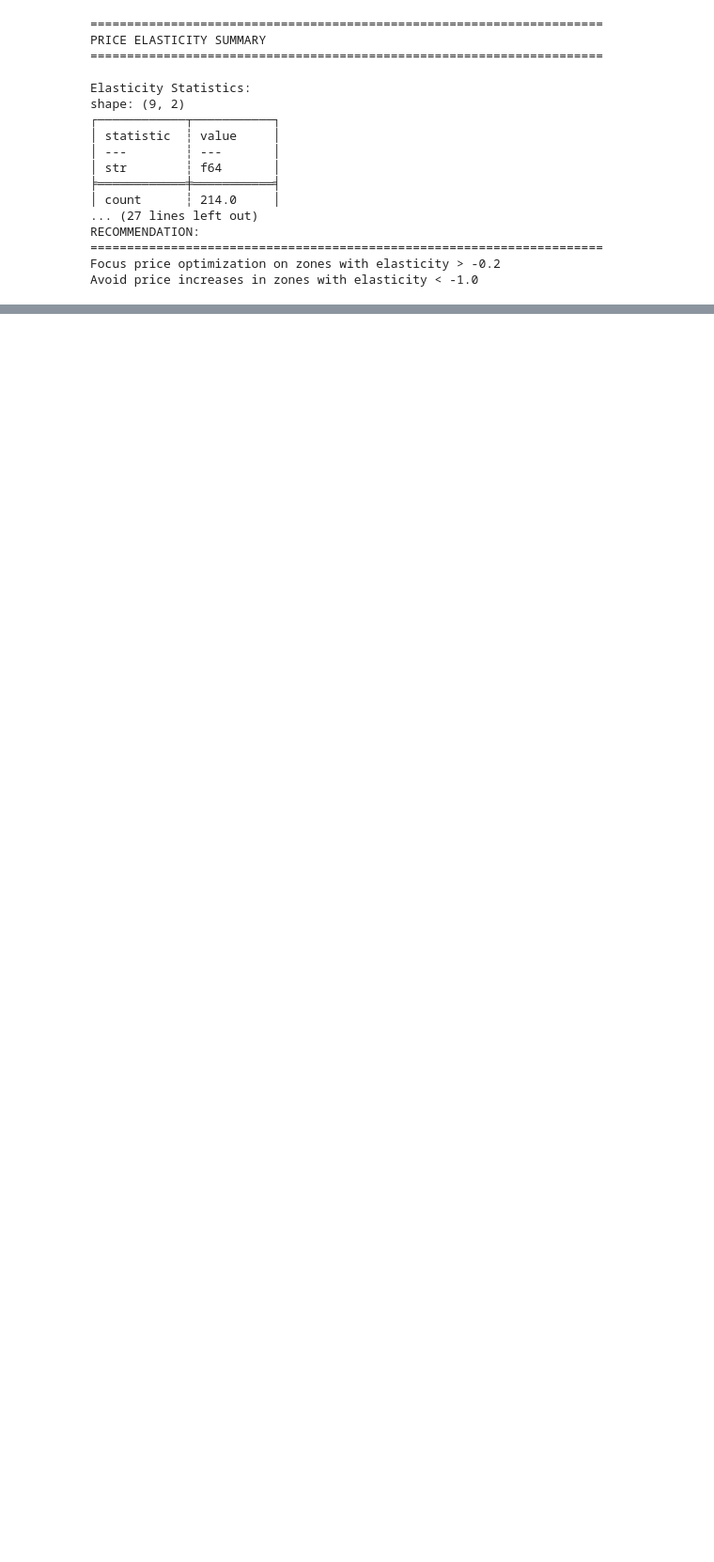
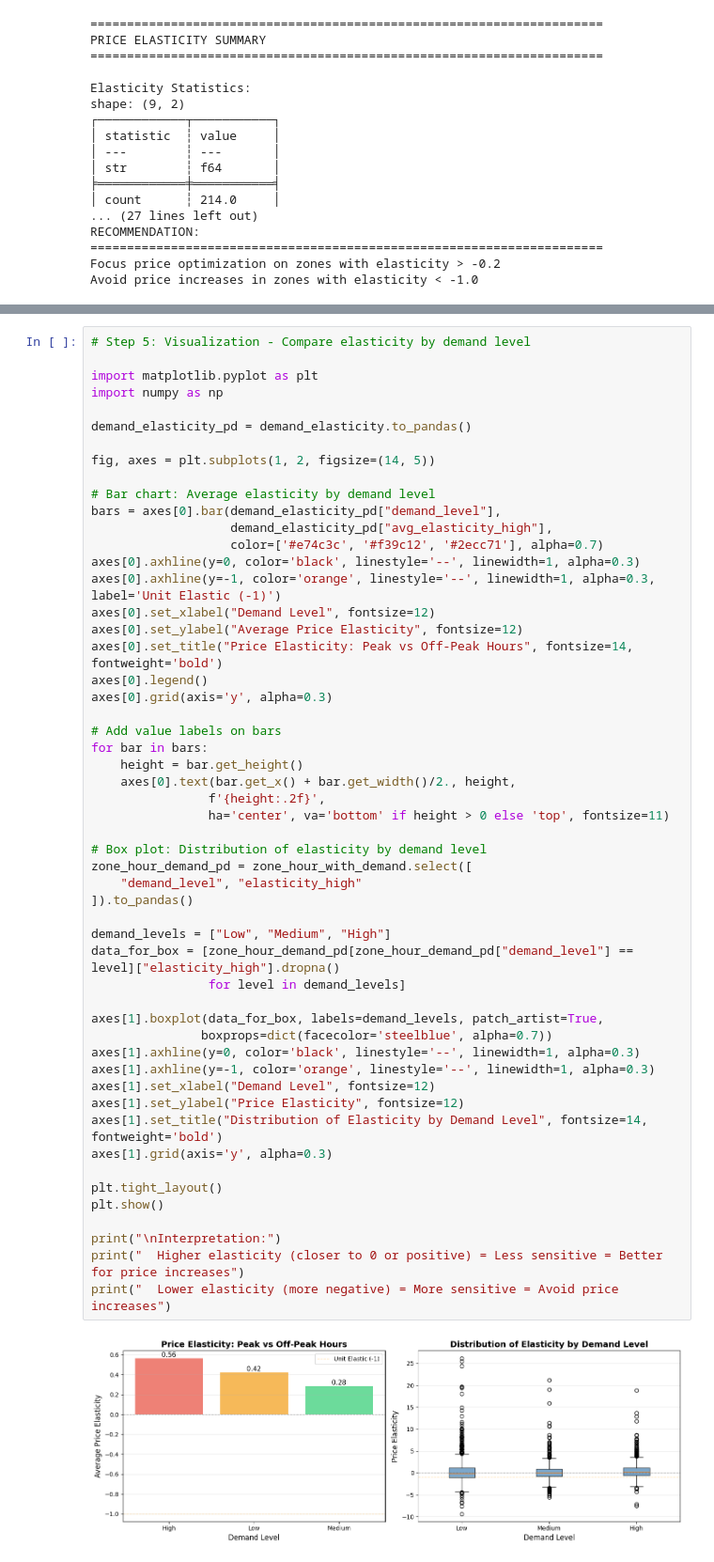
Before and after one commit to Jeremy891102/NYC-Taxi-Pricing-Demand-Analysis, a Jupyter notebook: src/module3_price_sen/price_sen.ipynb, the cells around one changed output, grey strips where cells are left out. Shown at 94% size. Cells and saved outputs as stored; diff of their text form; blank space fills up the shorter version.

```diff
--- a/src/module3_price_sen/price_sen.ipynb
+++ b/src/module3_price_sen/price_sen.ipynb
@@ -750,0 +885,55 @@ Avoid price increases in zones with elasticity < -1.0
+# %%
+# Step 5: Visualization - Compare elasticity by demand level
+
+import matplotlib.pyplot as plt
+import numpy as np
+
+demand_elasticity_pd = demand_elasticity.to_pandas()
+
+fig, axes = plt.subplots(1, 2, figsize=(14, 5))
+
+# Bar chart: Average elasticity by demand level
+bars = axes[0].bar(demand_elasticity_pd["demand_level"],
+                   demand_elasticity_pd["avg_elasticity_high"],
+                   color=['#e74c3c', '#f39c12', '#2ecc71'], alpha=0.7)
+axes[0].axhline(y=0, color='black', linestyle='--', linewidth=1, alpha=0.3)
+axes[0].axhline(y=-1, color='orange', linestyle='--', linewidth=1, alpha=0.3, label='Unit Elastic (-1)')
+axes[0].set_xlabel("Demand Level", fontsize=12)
+axes[0].set_ylabel("Average Price Elasticity", fontsize=12)
+axes[0].set_title("Price Elasticity: Peak vs Off-Peak Hours", fontsize=14, fontweight='bold')
+axes[0].legend()
+axes[0].grid(axis='y', alpha=0.3)
+
+# Add value labels on bars
+for bar in bars:
+    height = bar.get_height()
+    axes[0].text(bar.get_x() + bar.get_width()/2., height,
+                f'{height:.2f}',
+                ha='center', va='bottom' if height > 0 else 'top', fontsize=11)
+
+# Box plot: Distribution of elasticity by demand level
+zone_hour_demand_pd = zone_hour_with_demand.select([
+    "demand_level", "elasticity_high"
+]).to_pandas()
+
+demand_levels = ["Low", "Medium", "High"]
+data_for_box = [zone_hour_demand_pd[zone_hour_demand_pd["demand_level"] == level]["elasticity_high"].dropna()
+                for level in demand_levels]
+
+axes[1].boxplot(data_for_box, labels=demand_levels, patch_artist=True,
+               boxprops=dict(facecolor='steelblue', alpha=0.7))
+axes[1].axhline(y=0, color='black', linestyle='--', linewidth=1, alpha=0.3)
+axes[1].axhline(y=-1, color='orange', linestyle='--', linewidth=1, alpha=0.3)
+axes[1].set_xlabel("Demand Level", fontsize=12)
+axes[1].set_ylabel("Price Elasticity", fontsize=12)
+axes[1].set_title("Distribution of Elasticity by Demand Level", fontsize=14, fontweight='bold')
+axes[1].grid(axis='y', alpha=0.3)
+
+plt.tight_layout()
+plt.show()
+
+print("\nInterpretation:")
+print("  Higher elasticity (closer to 0 or positive) = Less sensitive = Better for price increases")
+print("  Lower elasticity (more negative) = More sensitive = Avoid price increases")
+# %% [output]
+[figure, added]
```
Also changed, not shown: parts of 18 cells of this notebook, 1 other file.
